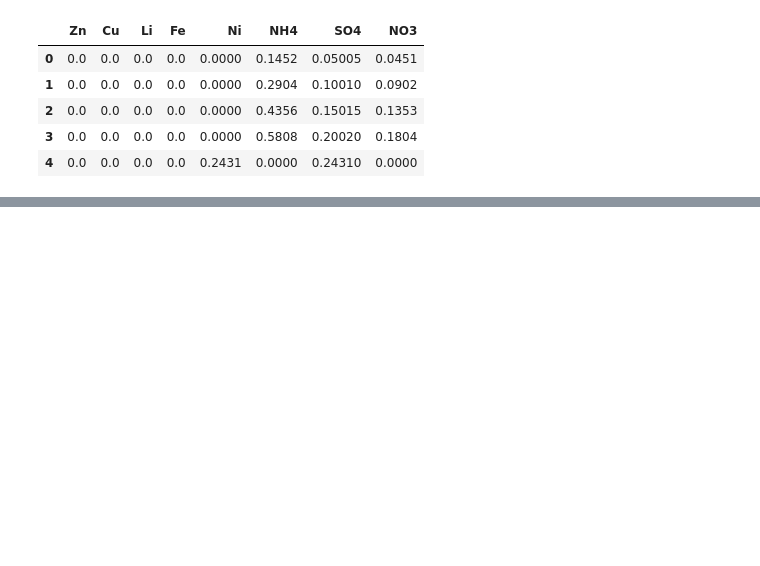
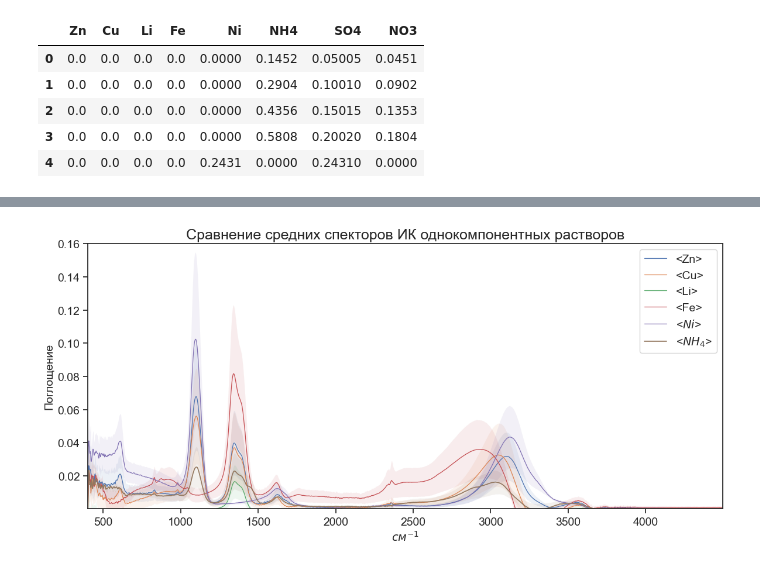
Before and after one commit to oesarmanova/salts_water_2022, a Jupyter notebook: exploratory_data_analysis.ipynb, the cells around one changed output, grey strips where cells are left out. Saved outputs shown, nothing was run; the diff lists cells and outputs as text; code cells hidden in the pictures; blank space fills up the shorter version.

```diff
--- a/exploratory_data_analysis.ipynb
+++ b/exploratory_data_analysis.ipynb
@@ -257,0 +155,62 @@ plt.show()
+# %%
+plt.figure(figsize=(14, 6), dpi=100)
+base = baseline.mean().values
+
+cations = (outputs['Zn'] != 0) & (outputs['Cu'] == 0) & (outputs['Li'] == 0) & (outputs['Fe'] == 0) & (outputs['Ni'] == 0) & (outputs['NH4'] == 0)
+y = df[cations] - base
+mean = y.mean(); std = y.std()
+y1 = mean - std; y2 = mean + std
+plt.plot(x, mean, label='<Zn>',linewidth=0.9)
+plt.fill_between(x, y1, y2, alpha=0.1)
+
+cations = (outputs['Zn'] == 0) & (outputs['Cu'] != 0) & (outputs['Li'] == 0) & (outputs['Fe'] == 0) & (outputs['Ni'] == 0) & (outputs['NH4'] == 0)
+y = df[cations]- base
+mean = y.mean(); std = y.std()
+y1 = mean - std; y2 = mean + std
+plt.plot(x, mean, label='<Cu>',linewidth=0.9)
+plt.fill_between(x, y1, y2, alpha=0.1)
+
+cations = (outputs['Zn'] == 0) & (outputs['Cu'] == 0) & (outputs['Li'] != 0) & (outputs['Fe'] == 0) & (outputs['Ni'] == 0) & (outputs['NH4'] == 0)
+y = df[cations]- base
+mean = y.mean(); std = y.std()
+y1 = mean - std; y2 = mean + std
+plt.plot(x, mean, label='<Li>',linewidth=0.9)
+plt.fill_between(x, y1, y2, alpha=0.1)
+
+cations = (outputs['Zn'] == 0) & (outputs['Cu'] == 0) & (outputs['Li'] == 0) & (outputs['Fe'] != 0) & (outputs['Ni'] == 0) & (outputs['NH4'] == 0)
+y = df[cations]- base
+mean = y.mean(); std = y.std()
+y1 = mean - std; y2 = mean + std
+plt.plot(x, mean, label='<Fe>',linewidth=0.9)
+plt.fill_between(x, y1, y2, alpha=0.1)
+
+cations = (outputs['Zn'] == 0) & (outputs['Cu'] == 0) & (outputs['Li'] == 0) & (outputs['Fe'] == 0) & (outputs['Ni'] != 0) & (outputs['NH4'] == 0)
+y = df[cations]- base
+mean = y.mean(); std = y.std()
+y1 = mean - std; y2 = mean + std
+plt.plot(x, mean, label='<$Ni$>', linewidth=0.9)
+plt.fill_between(x, y1, y2, alpha=0.1)
+
+cations = (outputs['Zn'] == 0) & (outputs['Cu'] == 0) & (outputs['Li'] == 0) & (outputs['Fe'] == 0) & (outputs['Ni'] == 0) & (outputs['NH4'] != 0)
+y = df[cations]- base
+mean = y.mean(); std = y.std()
+y1 = mean - std; y2 = mean + std
+plt.plot(x, mean, label='<$NH_4$>', linewidth=1.2)
+plt.fill_between(x, y1, y2, alpha=0.1)
+
+#plt.plot(x, baseline.mean(), label='$H_2O$', linewidth=2)
+
+
+plt.ylim([0.0001, 0.16])
+plt.xlim([x[-1], x[0]])
+plt.legend(fontsize=14)
+plt.yticks(fontsize=14)
+plt.xticks(fontsize=14)
+plt.xlabel('$см^{-1}$', fontsize=14)
+plt.ylabel('Поглощение', fontsize=14)
+
+plt.title(f'Сравнение средних спекторов ИК однокомпонентных растворов',fontsize=18)
+plt.savefig('./images/ir/solutions_comparing3.jpeg', dpi=300, format='jpeg')
+plt.show()
+# %% [output]
+[figure, added]
```
Also changed, not shown: parts of 14 cells of this notebook, 10 other files.
